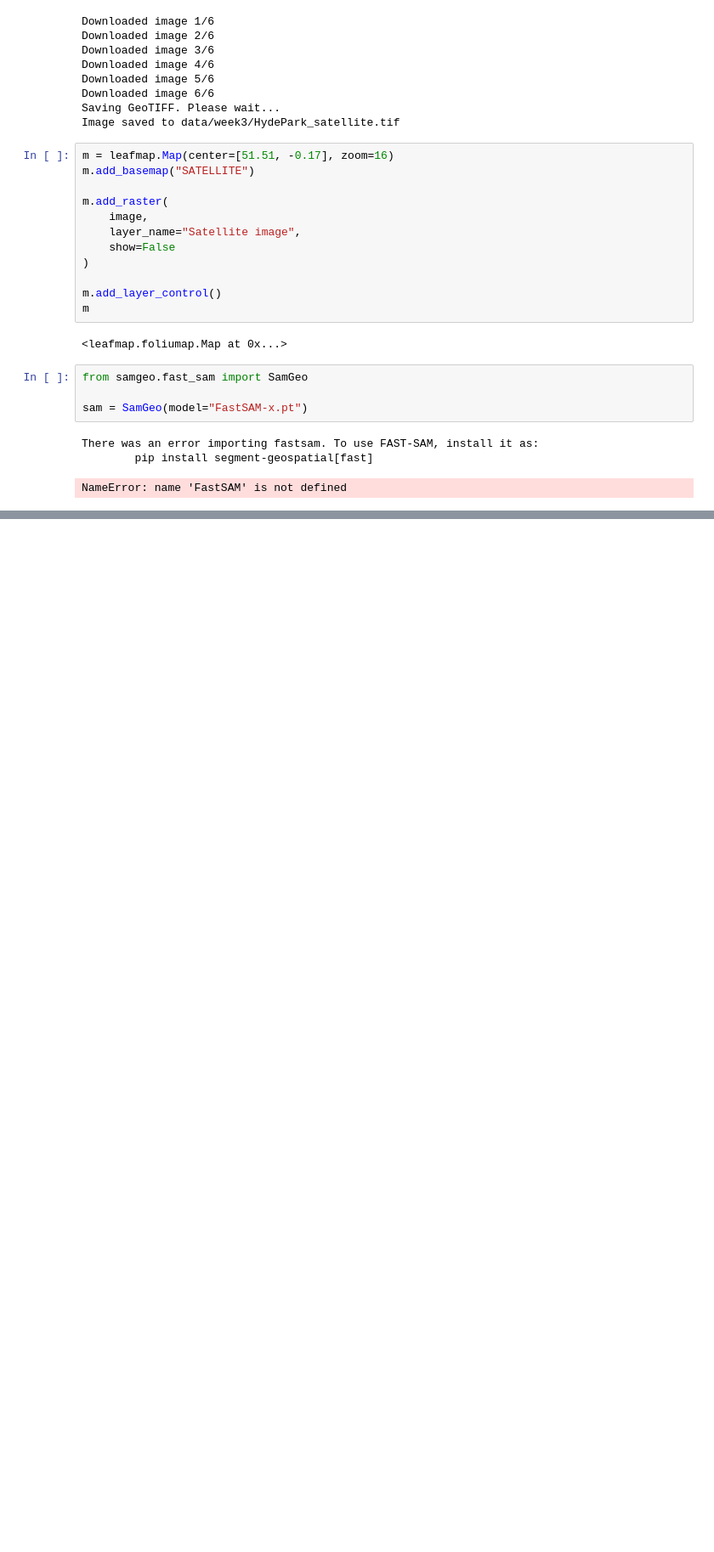
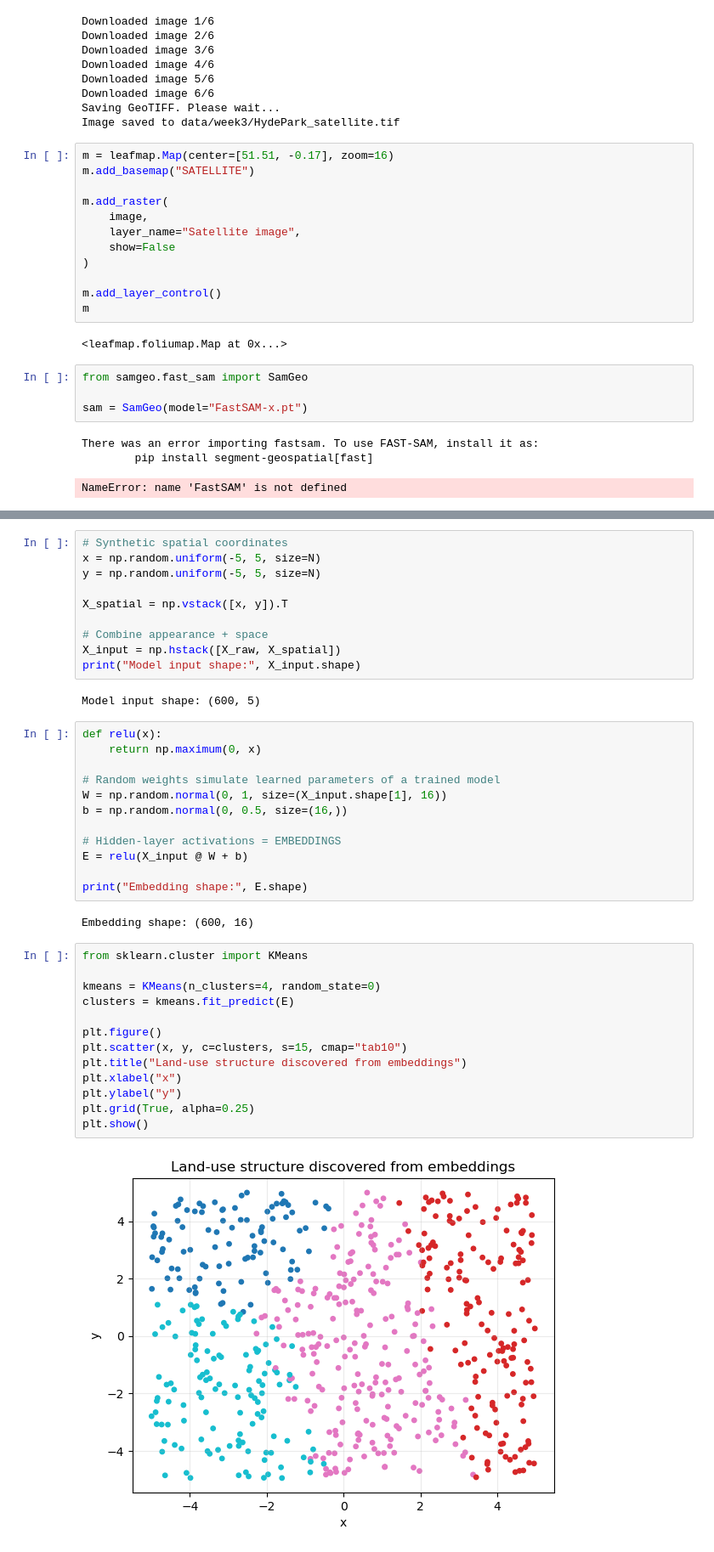
Before and after one commit to edsml-oac23/EnvDataScience-guide, a Jupyter notebook: notebooks/week3/SAM_Geo.ipynb, the cells around one changed output, grey strips where cells are left out. Shown at 85% size. Drawn from its saved outputs; the diff is of its cells as text; blank space fills up the shorter version.

```diff
--- a/notebooks/week3/SAM_Geo.ipynb
+++ b/notebooks/week3/SAM_Geo.ipynb
@@ -612,0 +996,41 @@ NameError: name 'FastSAM' is not defined
+# %%
+# Synthetic spatial coordinates
+x = np.random.uniform(-5, 5, size=N)
+y = np.random.uniform(-5, 5, size=N)
+
+X_spatial = np.vstack([x, y]).T
+
+# Combine appearance + space
+X_input = np.hstack([X_raw, X_spatial])
+print("Model input shape:", X_input.shape)
+# %% [output]
+Model input shape: (600, 5)
+# %%
+def relu(x):
+    return np.maximum(0, x)
+
+# Random weights simulate learned parameters of a trained model
+W = np.random.normal(0, 1, size=(X_input.shape[1], 16))
+b = np.random.normal(0, 0.5, size=(16,))
+
+# Hidden-layer activations = EMBEDDINGS
+E = relu(X_input @ W + b)
+
+print("Embedding shape:", E.shape)
+# %% [output]
+Embedding shape: (600, 16)
+# %%
+from sklearn.cluster import KMeans
+
+kmeans = KMeans(n_clusters=4, random_state=0)
+clusters = kmeans.fit_predict(E)
+
+plt.figure()
+plt.scatter(x, y, c=clusters, s=15, cmap="tab10")
+plt.title("Land-use structure discovered from embeddings")
+plt.xlabel("x")
+plt.ylabel("y")
+plt.grid(True, alpha=0.25)
+plt.show()
+# %% [output]
+[figure, added]
```
Also changed, not shown: parts of 13 cells of this notebook, 1 other file.
